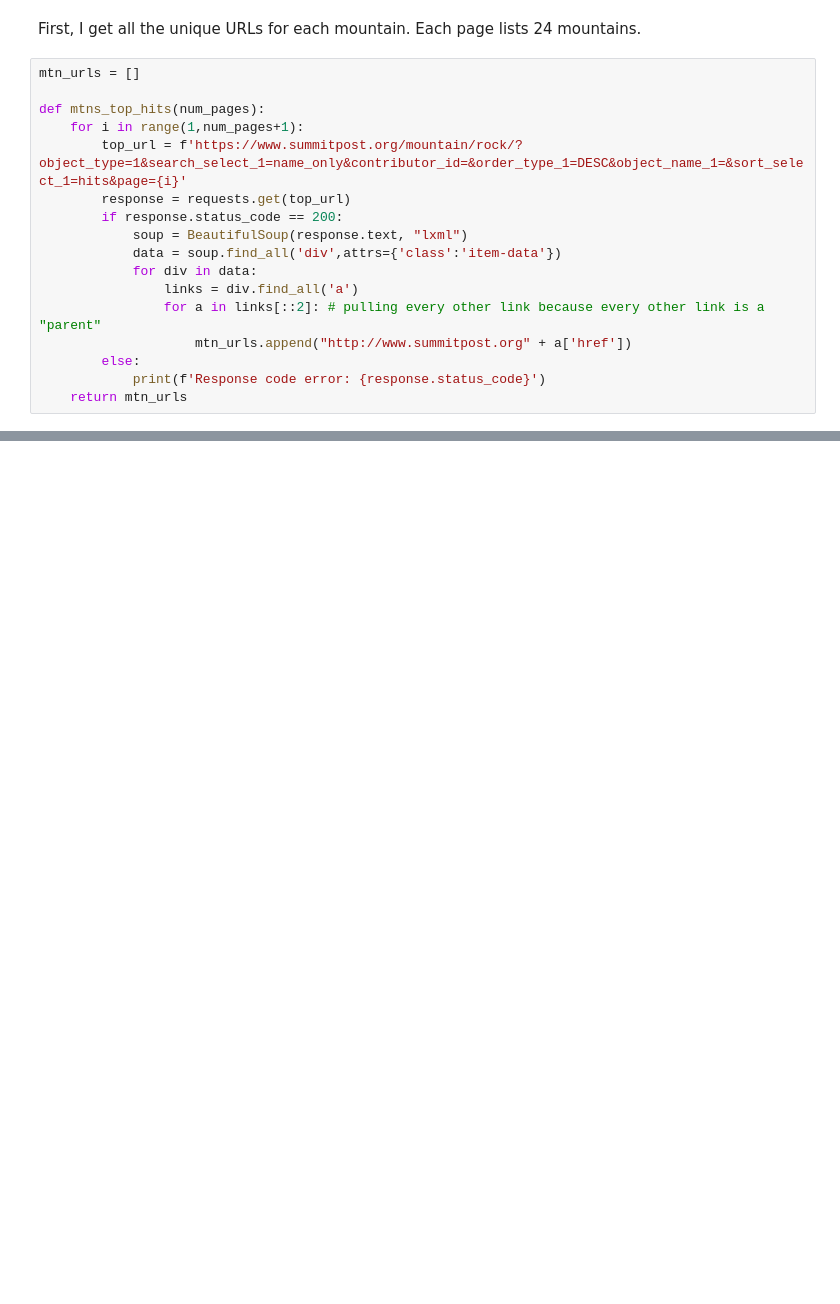
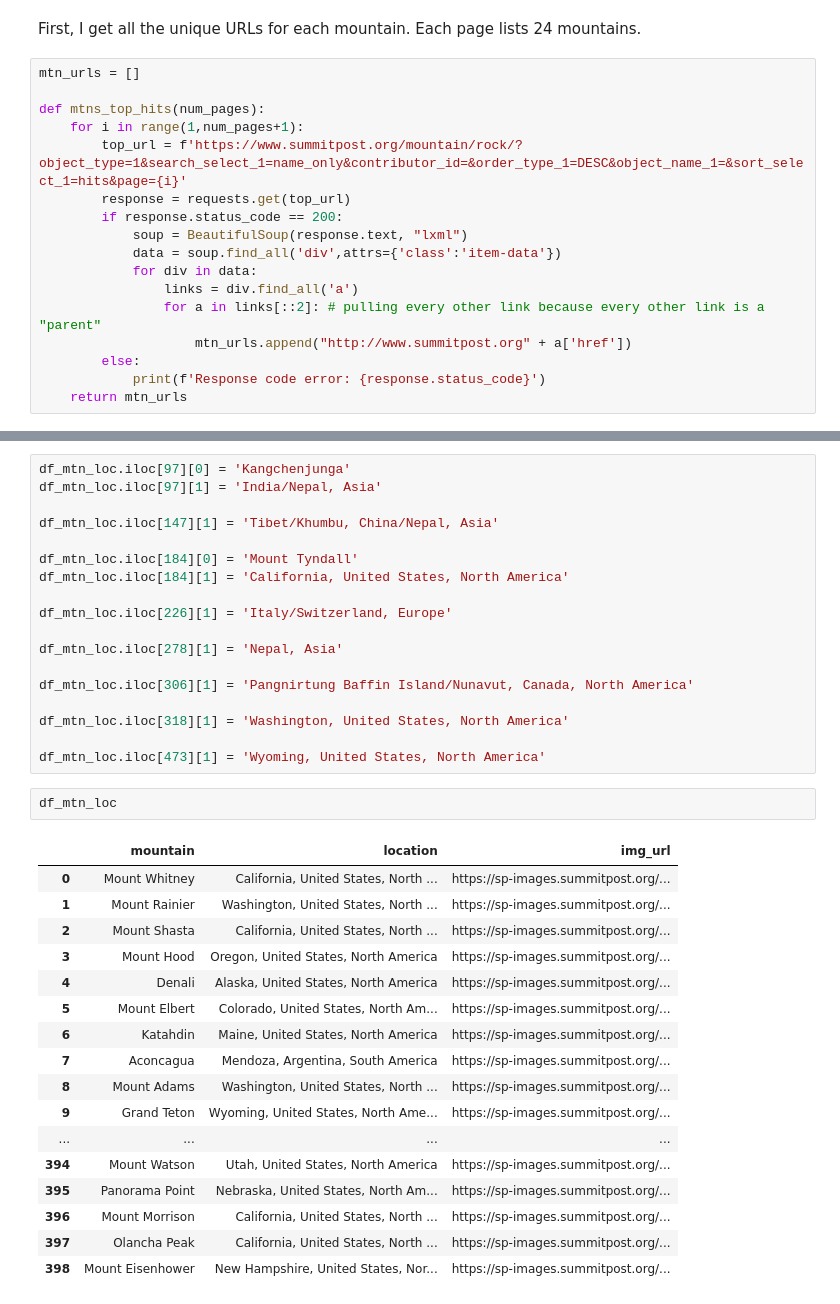
Before and after one commit to huangee/summit_post, a Jupyter notebook: 1_get_data_mountains.ipynb, the cells around one changed output, grey strips where cells are left out. Drawn from its saved outputs; the diff is of its cells as text; blank space fills up the shorter version.

```diff
--- a/1_get_data_mountains.ipynb
+++ b/1_get_data_mountains.ipynb
@@ -93,3 +183,41 @@ df_mtndesc.sample(20)
+# %%
+df_mtn_loc.iloc[97][0] = 'Kangchenjunga'
+df_mtn_loc.iloc[97][1] = 'India/Nepal, Asia'
+
+df_mtn_loc.iloc[147][1] = 'Tibet/Khumbu, China/Nepal, Asia'
+
+df_mtn_loc.iloc[184][0] = 'Mount Tyndall'
+df_mtn_loc.iloc[184][1] = 'California, United States, North America'
+
+df_mtn_loc.iloc[226][1] = 'Italy/Switzerland, Europe'
+
+df_mtn_loc.iloc[278][1] = 'Nepal, Asia'
+
+df_mtn_loc.iloc[306][1] = 'Pangnirtung Baffin Island/Nunavut, Canada, North America'
+
+df_mtn_loc.iloc[318][1] = 'Washington, United States, North America'
+
+df_mtn_loc.iloc[473][1] = 'Wyoming, United States, North America'
+# %%
+df_mtn_loc
+# %% [output]
+|  | mountain | location | img_url |
+| 0 | Mount Whitney | California, United States, North ... | https://sp-images.summitpost.org/... |
+| 1 | Mount Rainier | Washington, United States, North ... | https://sp-images.summitpost.org/... |
+| 2 | Mount Shasta | California, United States, North ... | https://sp-images.summitpost.org/... |
+| 3 | Mount Hood | Oregon, United States, North America | https://sp-images.summitpost.org/... |
+| 4 | Denali | Alaska, United States, North America | https://sp-images.summitpost.org/... |
+| 5 | Mount Elbert | Colorado, United States, North Am... | https://sp-images.summitpost.org/... |
+| 6 | Katahdin | Maine, United States, North America | https://sp-images.summitpost.org/... |
+| 7 | Aconcagua | Mendoza, Argentina, South America | https://sp-images.summitpost.org/... |
+| 8 | Mount Adams | Washington, United States, North ... | https://sp-images.summitpost.org/... |
+| 9 | Grand Teton | Wyoming, United States, North Ame... | https://sp-images.summitpost.org/... |
+| ... | ... | ... | ... |
+| 394 | Mount Watson | Utah, United States, North America | https://sp-images.summitpost.org/... |
+| 395 | Panorama Point | Nebraska, United States, North Am... | https://sp-images.summitpost.org/... |
+| 396 | Mount Morrison | California, United States, North ... | https://sp-images.summitpost.org/... |
+| 397 | Olancha Peak | California, United States, North ... | https://sp-images.summitpost.org/... |
+| 398 | Mount Eisenhower | New Hampshire, United States, Nor... | https://sp-images.summitpost.org/... |
 # %%
 # exporting cleaned data to CSV
 
```
Also changed, not shown: parts of 15 cells of this notebook, 12 other files.
